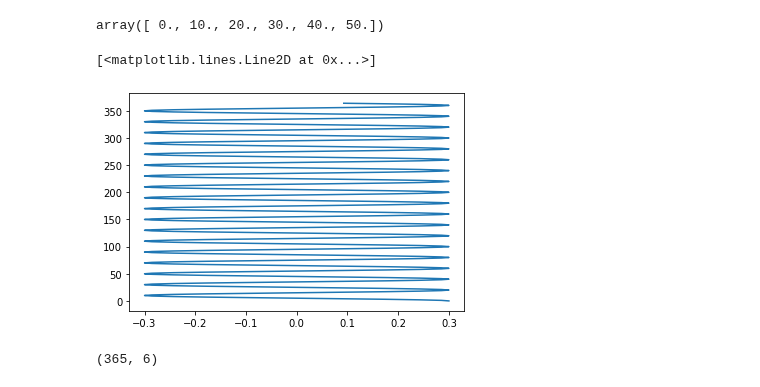
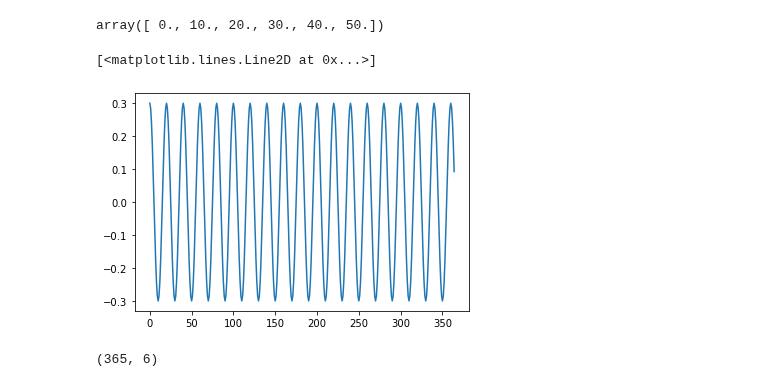
Before and after one commit to kaje2301/Master_2022, a Jupyter notebook: test_PCz.ipynb, the cells around one changed output. Saved outputs shown, nothing was run; the diff lists cells and outputs as text; code cells hidden in the pictures.

```diff
--- a/test_PCz.ipynb
+++ b/test_PCz.ipynb
@@ -25,10 +25,10 @@ for t in range(len(time)):
     for z in range(len(level)):
         u[t,z] = A1*math.cos((math.pi/depth)*level[z])*math.cos(-omg*time[t]) #+ A2*math.cos((math.pi/depth)*level[z])*math.cos(-omg2*time[t])
 # %%
-plt.plot(u[:,0],time)
+plt.plot(time,u[:,0])
 # %% [output]
 [<matplotlib.lines.Line2D at 0x...>]
-[figure, old version]
+[figure, new version]
 # %%
 u.shape
 # %% [output]
```
Also changed, not shown: 2 other files.
